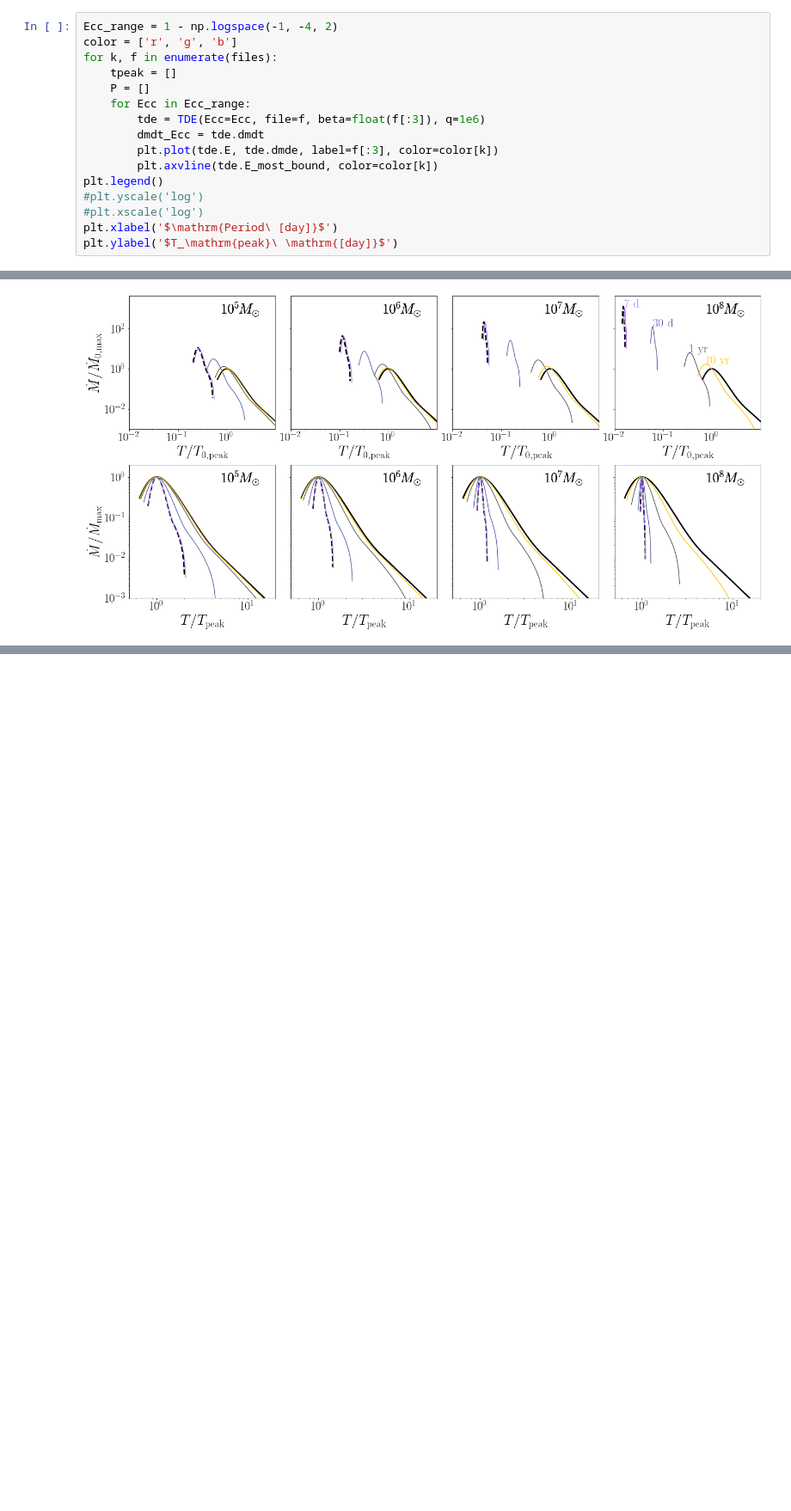
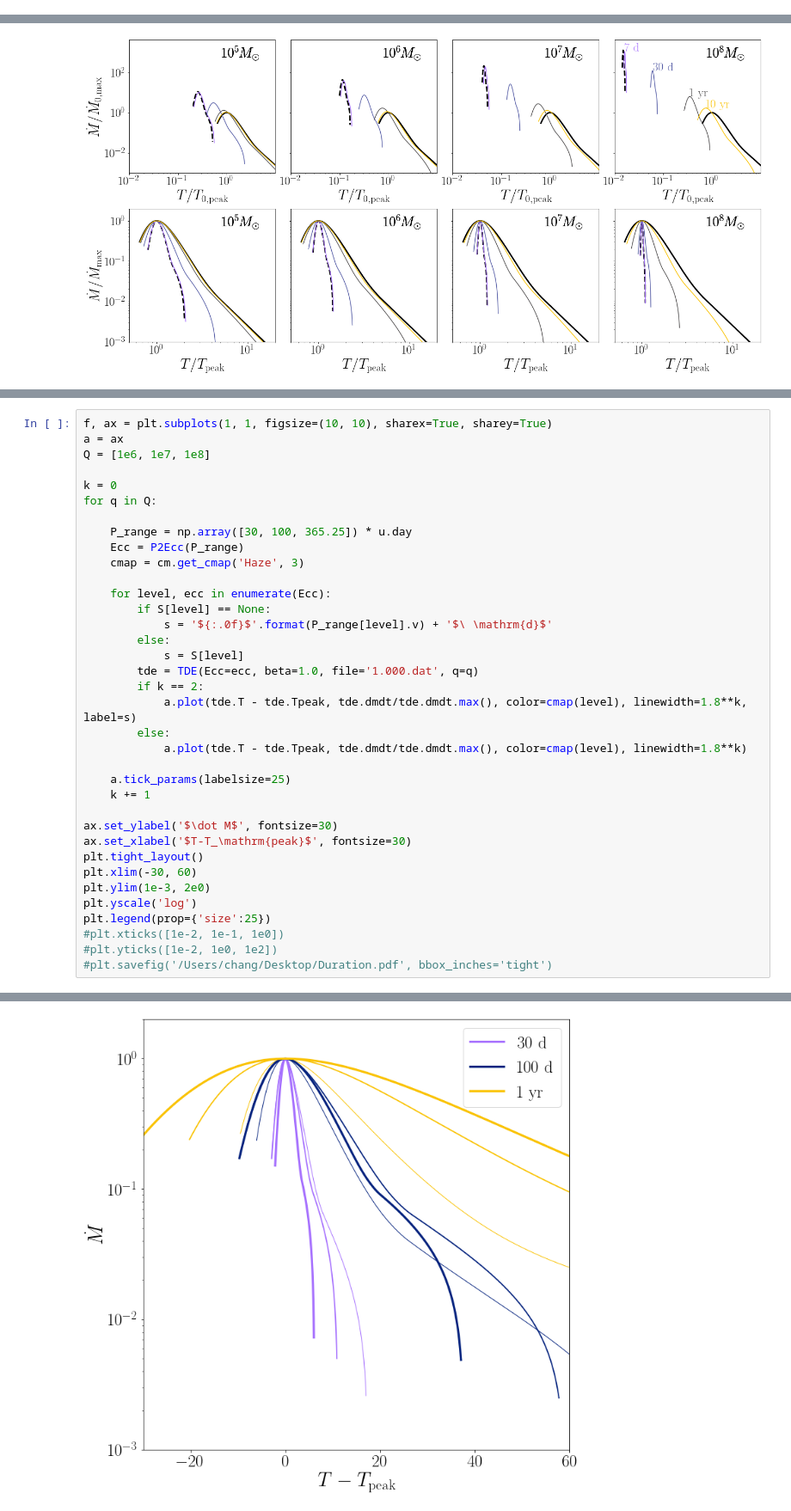
Before and after one commit to slowdivePTG/ASASSN-14ko, a Jupyter notebook: YT_Visualization/Phase Space.ipynb, the cells around one changed output, grey strips where cells are left out. Shown at 86% size. Saved outputs shown, nothing was run; the diff lists cells and outputs as text; blank space fills up the shorter version.

Commit message:
Most recent discussion

```diff
--- a/YT_Visualization/Phase Space.ipynb
+++ b/YT_Visualization/Phase Space.ipynb
@@ -109,16 +89,0 @@ Text(0, 0.5, '$T_\\mathrm{peak}\\ \\mathrm{[day]}$')
-# %%
-Ecc_range = 1 - np.logspace(-1, -4, 2)
-color = ['r', 'g', 'b']
-for k, f in enumerate(files):
-    tpeak = []
-    P = []
-    for Ecc in Ecc_range:
-        tde = TDE(Ecc=Ecc, file=f, beta=float(f[:3]), q=1e6)
-        dmdt_Ecc = tde.dmdt
-        plt.plot(tde.E, tde.dmde, label=f[:3], color=color[k])
-        plt.axvline(tde.E_most_bound, color=color[k])
-plt.legend()
-#plt.yscale('log')
-#plt.xscale('log')
-plt.xlabel('$\mathrm{Period\ [day]}$')
-plt.ylabel('$T_\mathrm{peak}\ \mathrm{[day]}$')
@@ -507 +450,38 @@ plt.legend(prop={'size':25})
 [figure]
+# %%
+f, ax = plt.subplots(1, 1, figsize=(10, 10), sharex=True, sharey=True)
+a = ax
+Q = [1e6, 1e7, 1e8]
+
+k = 0
+for q in Q:
+
+    P_range = np.array([30, 100, 365.25]) * u.day
+    Ecc = P2Ecc(P_range)
+    cmap = cm.get_cmap('Haze', 3)
+
+    for level, ecc in enumerate(Ecc):
+        if S[level] == None:
+            s = '${:.0f}$'.format(P_range[level].v) + '$\ \mathrm{d}$'
+        else:
+            s = S[level]
+        tde = TDE(Ecc=ecc, beta=1.0, file='1.000.dat', q=q)
+        if k == 2:
+            a.plot(tde.T - tde.Tpeak, tde.dmdt/tde.dmdt.max(), color=cmap(level), linewidth=1.8**k, label=s)
+        else:
+            a.plot(tde.T - tde.Tpeak, tde.dmdt/tde.dmdt.max(), color=cmap(level), linewidth=1.8**k)
+
+    a.tick_params(labelsize=25)
+    k += 1
+
+ax.set_ylabel('$\dot M$', fontsize=30)
+ax.set_xlabel('$T-T_\mathrm{peak}$', fontsize=30)
+plt.tight_layout()
+plt.xlim(-30, 60)
+plt.ylim(1e-3, 2e0)
+plt.yscale('log')
+plt.legend(prop={'size':25})
+#plt.xticks([1e-2, 1e-1, 1e0])
+#plt.yticks([1e-2, 1e0, 1e2])
+#plt.savefig('/Users/chang/Desktop/Duration.pdf', bbox_inches='tight')
+# %% [output]
@@ -508,3 +489,4 @@ plt.legend(prop={'size':25})
+[figure, added]
 # %%
 TESS = np.loadtxt('../mosfit_bin/TESS_mag.dat')
 TESS = TESS[TESS[:, 0] > 2458429]
```
Also changed, not shown: parts of 10 cells of this notebook.
